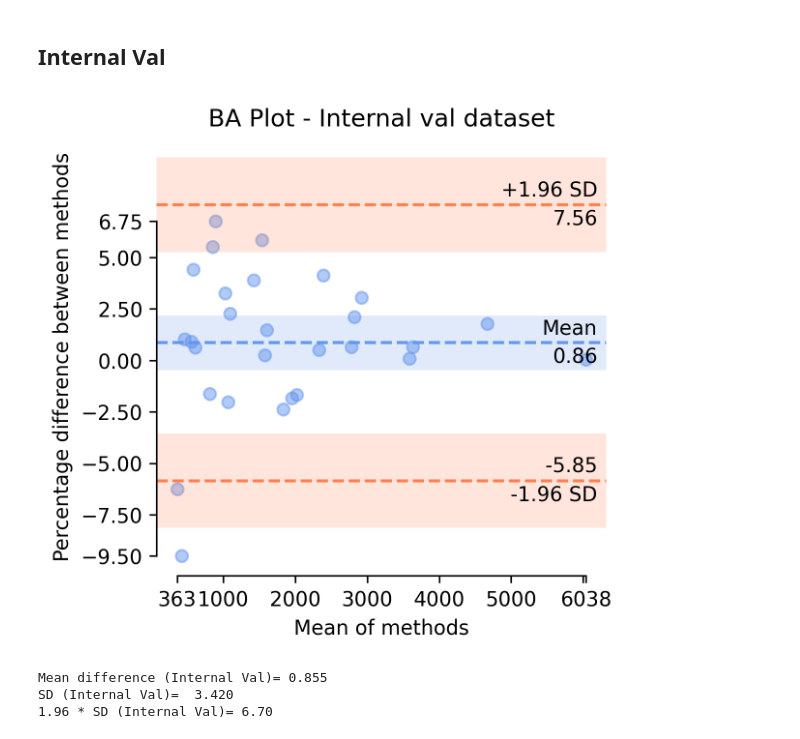
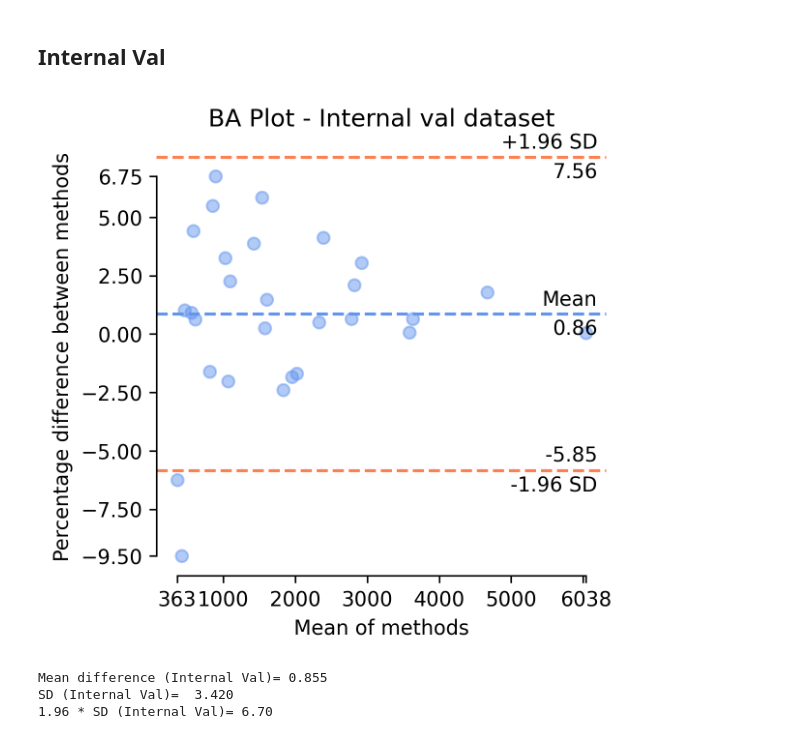
Before and after one commit to aksg87/adpkd-segmentation-pytorch, a Jupyter notebook: results/bland_altman.ipynb, the cells around one changed output. Drawn from its saved outputs; the diff is of its cells as text; code cells hidden in the pictures.

```diff
--- a/results/bland_altman.ipynb
+++ b/results/bland_altman.ipynb
@@ -350,14 +352,15 @@ Mean abs diff = 18.13834125806451
 # %%
 blandAltman(
     val_ds.TKV_GT,
     val_ds.TKV_Pred,
     percentage=True,
     title="BA Plot - Internal val dataset",
     figureSize=figureSize,
-    dpi=figureDPI
+    dpi=figureDPI,
+    confidenceInterval=None
 )
 # %% [output]
-[figure, old version]
+[figure, new version]
 # %%
 mean = np.mean([val_ds.TKV_GT, val_ds.TKV_Pred], axis=0)
 diff = ((val_ds.TKV_GT - val_ds.TKV_Pred) / mean) * 100
```
Also changed, not shown: parts of 2 cells of this notebook.
